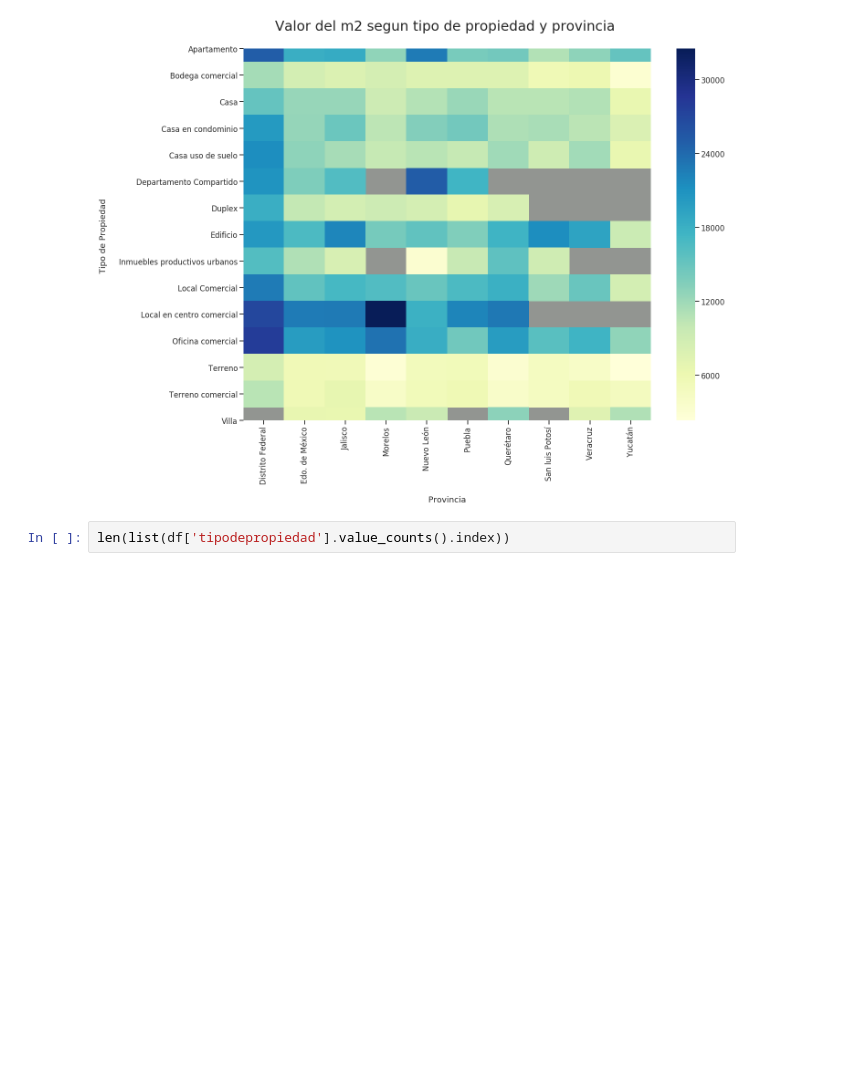
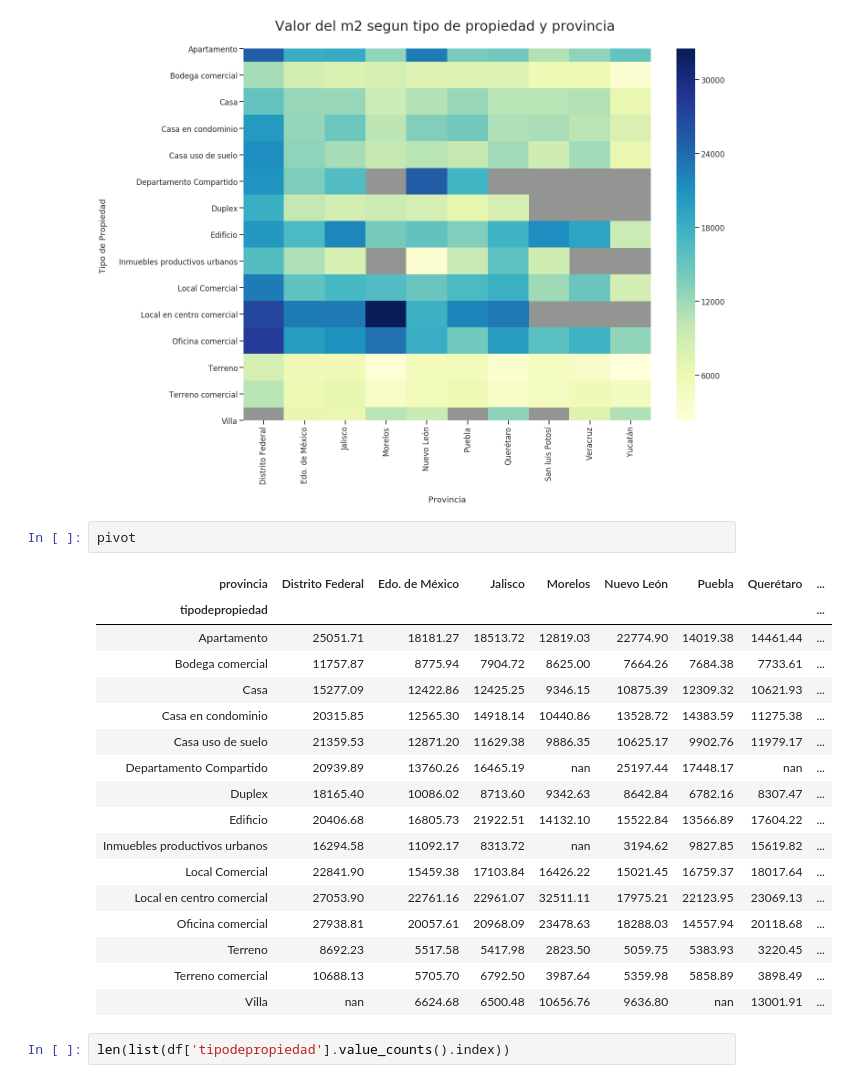
Before and after one commit to JuanCruzCastroLopez/tp1-zonajobs-analysis, a Jupyter notebook: ggp_notebook.ipynb, the cells around one changed output. Saved outputs shown, nothing was run; the diff lists cells and outputs as text; blank space fills up the shorter version.

```diff
--- a/ggp_notebook.ipynb
+++ b/ggp_notebook.ipynb
@@ -383,6 +383,26 @@ ax.set_title('Valor del m2 segun tipo de propiedad y provincia \n', fontdict={'f
 # %% [output]
 Text(0.5, 1, 'Valor del m2 segun tipo de propiedad y provincia \n')
 [figure]
+# %%
+pivot
+# %% [output]
+| provincia | Distrito Federal | Edo. de México | Jalisco | Morelos | Nuevo León | Puebla | Querétaro | ... |
+| tipodepropiedad |  |  |  |  |  |  |  | ... |
+| Apartamento | 25051.71 | 18181.27 | 18513.72 | 12819.03 | 22774.90 | 14019.38 | 14461.44 | ... |
+| Bodega comercial | 11757.87 | 8775.94 | 7904.72 | 8625.00 | 7664.26 | 7684.38 | 7733.61 | ... |
+| Casa | 15277.09 | 12422.86 | 12425.25 | 9346.15 | 10875.39 | 12309.32 | 10621.93 | ... |
+| Casa en condominio | 20315.85 | 12565.30 | 14918.14 | 10440.86 | 13528.72 | 14383.59 | 11275.38 | ... |
+| Casa uso de suelo | 21359.53 | 12871.20 | 11629.38 | 9886.35 | 10625.17 | 9902.76 | 11979.17 | ... |
+| Departamento Compartido | 20939.89 | 13760.26 | 16465.19 | nan | 25197.44 | 17448.17 | nan | ... |
+| Duplex | 18165.40 | 10086.02 | 8713.60 | 9342.63 | 8642.84 | 6782.16 | 8307.47 | ... |
+| Edificio | 20406.68 | 16805.73 | 21922.51 | 14132.10 | 15522.84 | 13566.89 | 17604.22 | ... |
+| Inmuebles productivos urbanos | 16294.58 | 11092.17 | 8313.72 | nan | 3194.62 | 9827.85 | 15619.82 | ... |
+| Local Comercial | 22841.90 | 15459.38 | 17103.84 | 16426.22 | 15021.45 | 16759.37 | 18017.64 | ... |
+| Local en centro comercial | 27053.90 | 22761.16 | 22961.07 | 32511.11 | 17975.21 | 22123.95 | 23069.13 | ... |
+| Oficina comercial | 27938.81 | 20057.61 | 20968.09 | 23478.63 | 18288.03 | 14557.94 | 20118.68 | ... |
+| Terreno | 8692.23 | 5517.58 | 5417.98 | 2823.50 | 5059.75 | 5383.93 | 3220.45 | ... |
+| Terreno comercial | 10688.13 | 5705.70 | 6792.50 | 3987.64 | 5359.98 | 5858.89 | 3898.49 | ... |
+| Villa | nan | 6624.68 | 6500.48 | 10656.76 | 9636.80 | nan | 13001.91 | ... |
 # %%
 len(list(df['tipodepropiedad'].value_counts().index))
 # %% [output]
```
Also changed, not shown: parts of 2 cells of this notebook.
